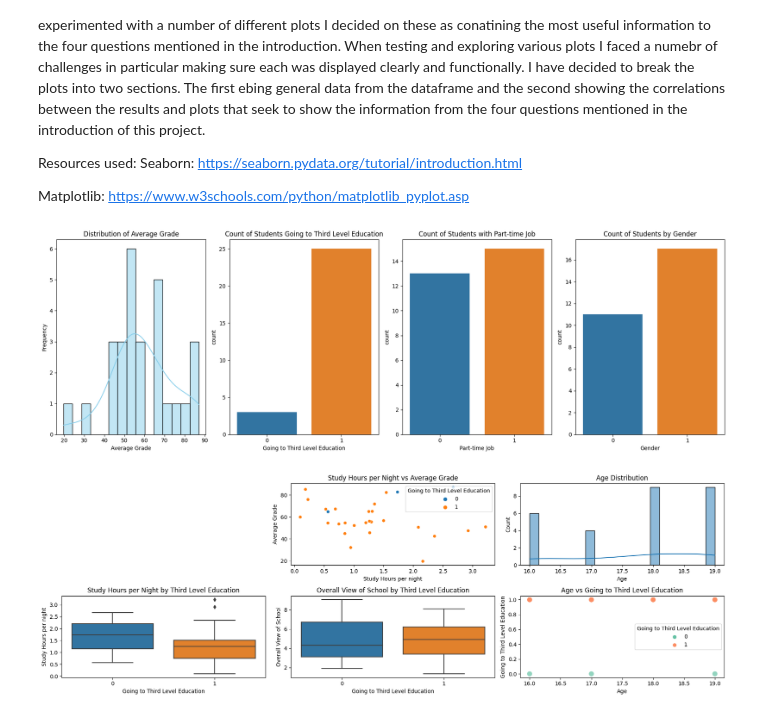
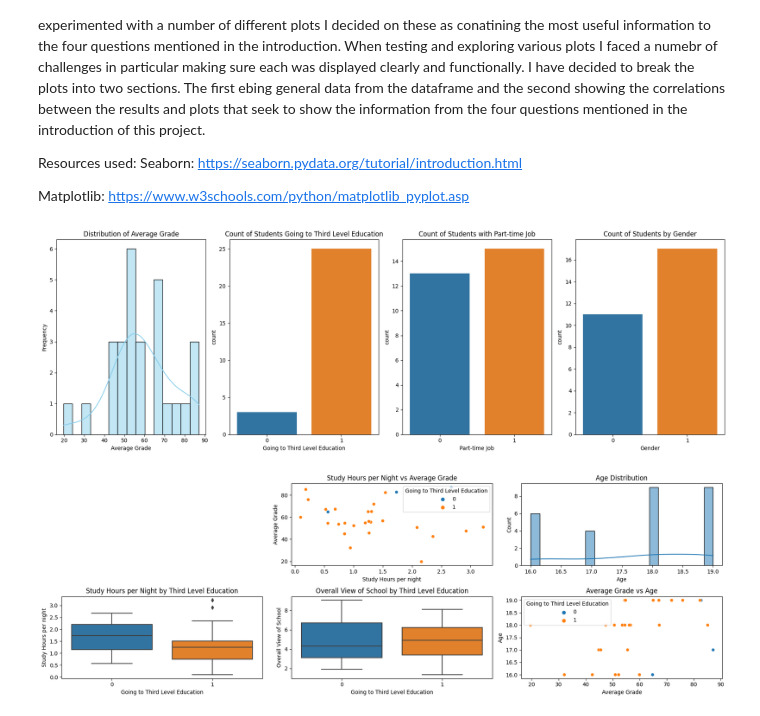
Before and after one commit to darachg22/ProjectOne, a Jupyter notebook: DarachGorham.ProjectOne.ipynb, the cells around one changed output. Cells and saved outputs as stored; diff of their text form; code cells hidden in the pictures.

Commit message:
Updated notebook with all working plots.

```diff
--- a/DarachGorham.ProjectOne.ipynb
+++ b/DarachGorham.ProjectOne.ipynb
@@ -195,36 +197,36 @@ plt.tight_layout()
 
 #Correlative visualisations
 plt.figure(figsize=(18, 6))
 
 #5.Study v Grades v Third-level
 plt.subplot(2, 3, 2)
 sns.scatterplot(x='Study Hours per night', y='Average Grade', data=df, hue='Going to Third Level Education')
 plt.title('Study Hours per Night vs Average Grade')
 
 #6.Age distribution
 plt.subplot(2, 3, 3)
 sns.histplot(df['Age'], bins=20, kde=True)
 plt.title('Age Distribution')
 
 #7.Study x Third-level
 plt.subplot(2, 3, 4)
 sns.boxplot(x='Going to Third Level Education', y='Study Hours per night', data=df)
 plt.title('Study Hours per Night by Third Level Education')
 
 #8.Third-level x View of School
 plt.subplot(2, 3, 5)
 sns.boxplot(x='Going to Third Level Education', y='Overall View of School', data=df)
 plt.title('Overall View of School by Third Level Education')
 
-#9.Age x Third-Level
+#9.Age x Grade
 plt.subplot(2, 3, 6)
-sns.scatterplot(x='Age', y='Going to Third Level Education', data=df, hue='Going to Third Level Education', palette='Set2', alpha=0.7, marker='o', s=100)
-plt.title('Age vs Going to Third Level Education')
-plt.xlabel('Age')
-plt.ylabel('Going to Third Level Education')
+sns.scatterplot(x='Average Grade', y='Age', data=df, hue='Going to Third Level Education')
+plt.title('Average Grade vs Age')
+
+
 
 plt.tight_layout()
 plt.show()
 # %% [output]
 [figure]
-[figure, old version]
+[figure, new version]
```
Also changed, not shown: parts of 1 cell of this notebook.
